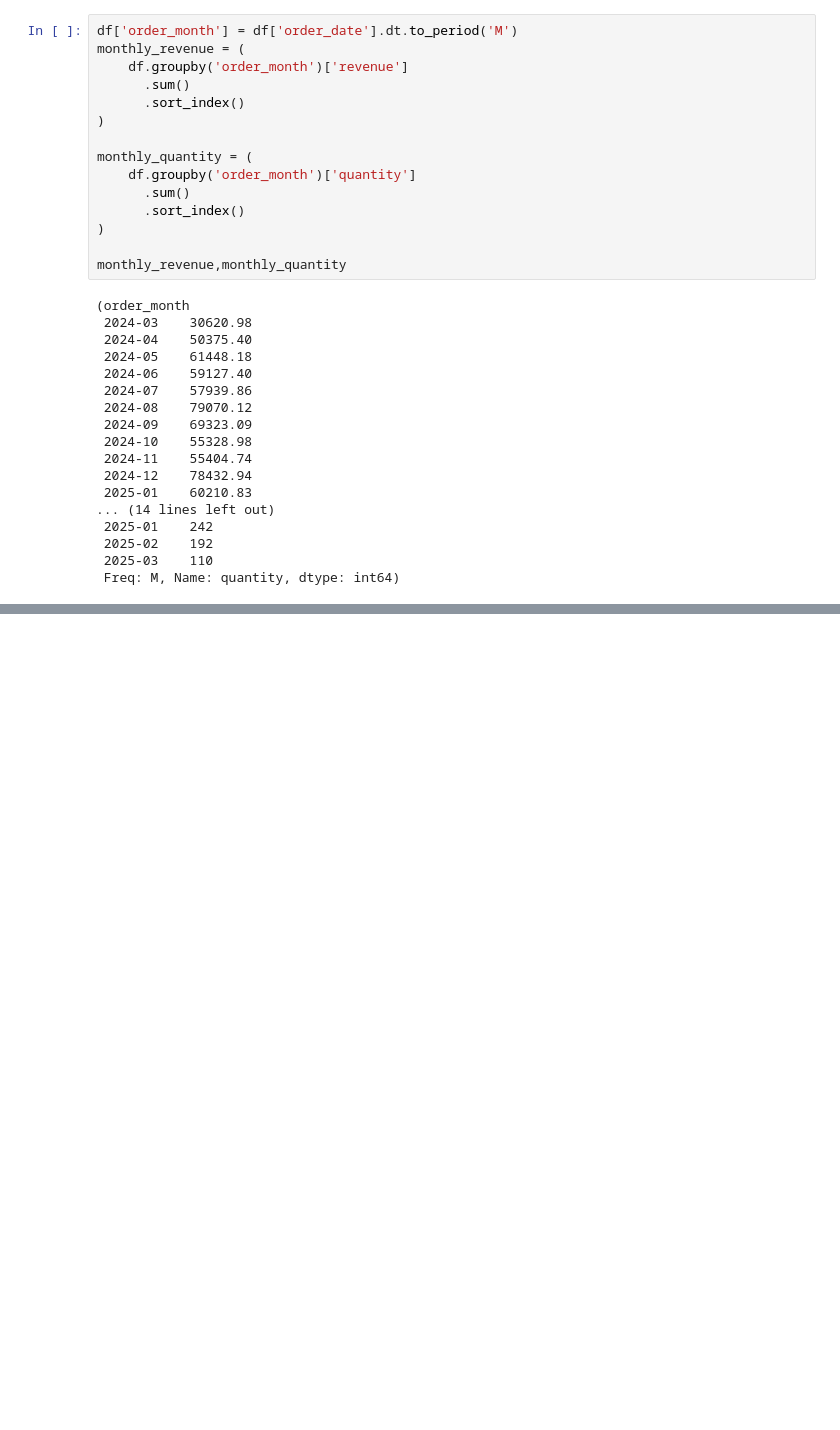
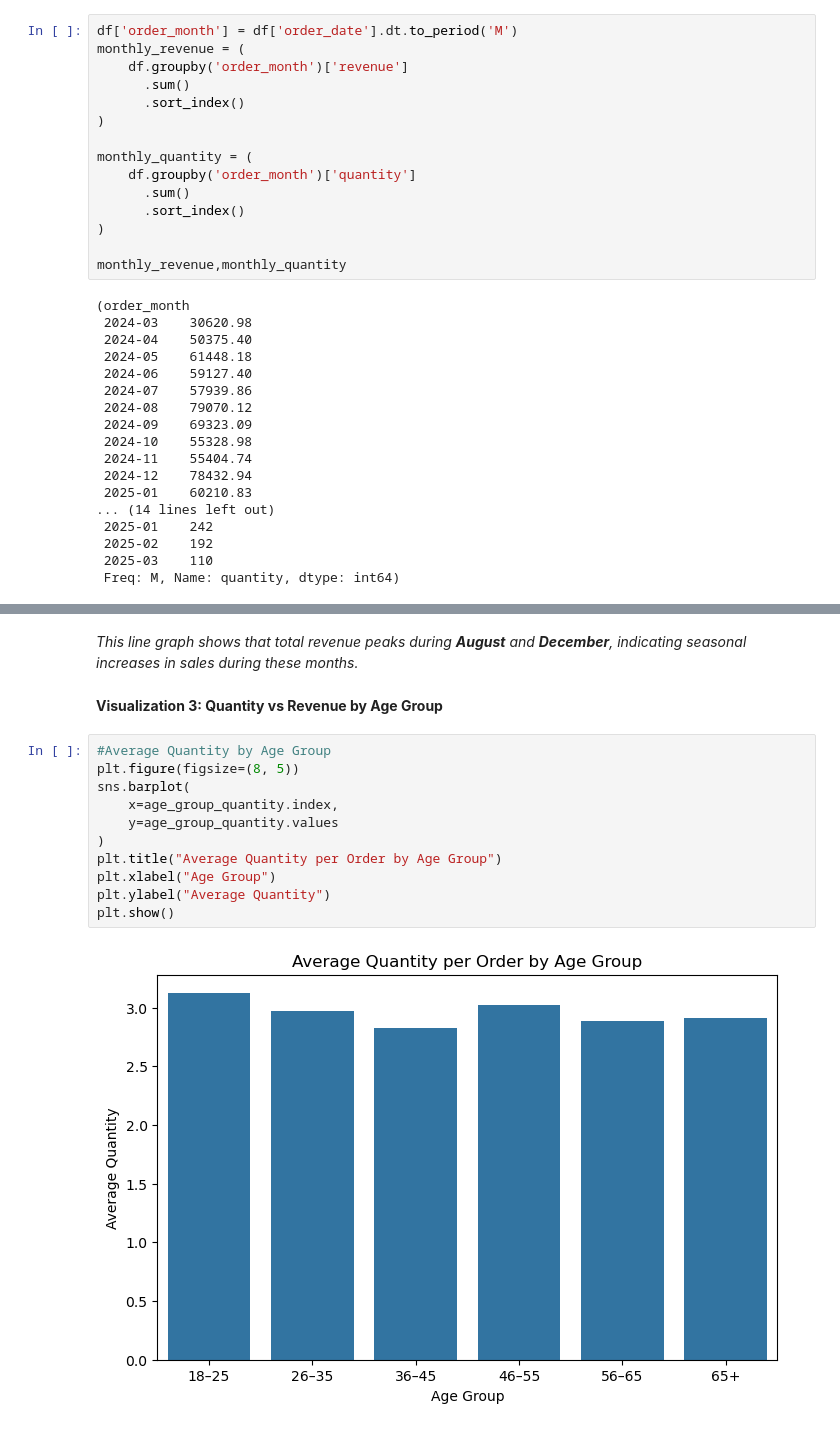
Before and after one commit to shreyamishra-sudo/eda_project, a Jupyter notebook: eda.ipynb, the cells around one changed output, grey strips where cells are left out. Saved outputs shown, nothing was run; the diff lists cells and outputs as text; blank space fills up the shorter version.

```diff
--- a/eda.ipynb
+++ b/eda.ipynb
@@ -375,0 +414,17 @@ monthly_revenue,monthly_quantity
+# %% [markdown]
+*This line graph shows that total revenue peaks during **August** and **December**, indicating seasonal increases in sales during these months.*
+# %% [markdown]
+**Visualization 3: Quantity vs Revenue by Age Group**
+# %%
+#Average Quantity by Age Group
+plt.figure(figsize=(8, 5))
+sns.barplot(
+    x=age_group_quantity.index,
+    y=age_group_quantity.values
+)
+plt.title("Average Quantity per Order by Age Group")
+plt.xlabel("Age Group")
+plt.ylabel("Average Quantity")
+plt.show()
+# %% [output]
+[figure, added]
```
Also changed, not shown: parts of 17 cells of this notebook.
